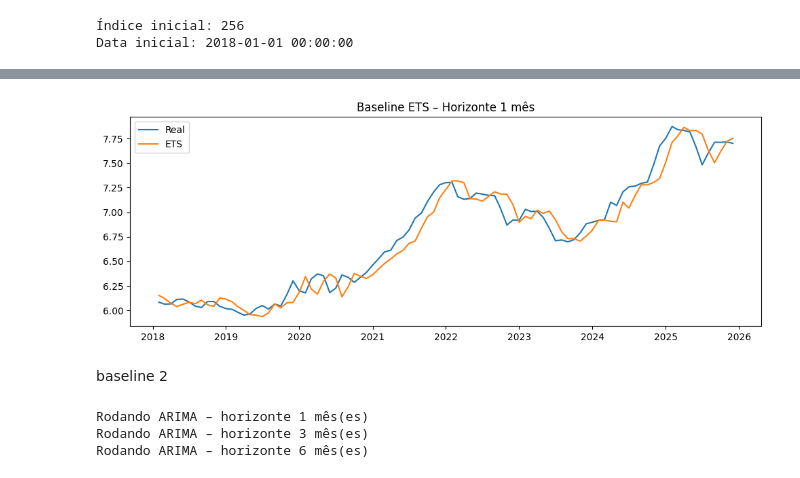
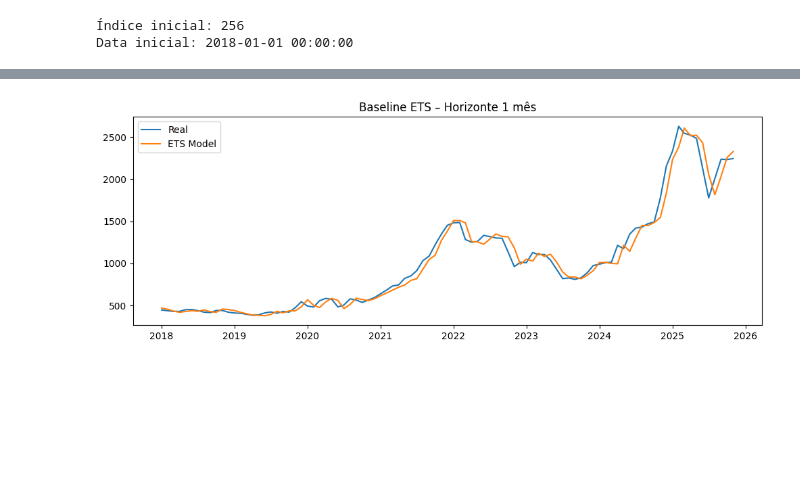
Before and after one commit to thvieira1/Arabica_coffee_price_forecast, a Jupyter notebook: 02_baseline_univariate.ipynb, the cells around one changed output, grey strips where cells are left out. Drawn from its saved outputs; the diff is of its cells as text; code cells hidden in the pictures; blank space fills up the shorter version.

```diff
--- a/02_baseline_univariate.ipynb
+++ b/02_baseline_univariate.ipynb
@@ -114,16 +188,3 @@ print("Data inicial:", series.index[start_train_idx])
 # %% [output]
 Índice inicial: 256
 Data inicial: 2018-01-01 00:00:00
-# %%
-horizons = [1, 3, 6]
-
-ets_results = {}
-
-for h in horizons:
-    df_pred = walk_forward_forecast(
-        series=series,
-        model_func=ets_model,
-        start_train_idx=start_train_idx,
-        horizon=h
-    )
-    ets_results[h] = df_pred
@@ -144,13 +235,14 @@ Horizonte 6 mês(es):
 # %%
 df_plot = ets_results[1]
 
+y_true = np.exp(df_plot.y_true)
+y_pred = np.exp(df_plot.y_pred)
+
 plt.figure(figsize=(12,4))
-plt.plot(df_plot.y_true, label="Real")
-plt.plot(df_plot.y_pred, label="ETS")
+plt.plot(y_true, label="Real")
+plt.plot(y_pred, label="ETS Model")
 plt.legend()
 plt.title("Baseline ETS – Horizonte 1 mês")
 plt.show()
 # %% [output]
-[figure, old version]
+[figure, new version]
-# %% [markdown]
-baseline 2
@@ -181,19 +248,0 @@ def arima_model(train_series, horizon):
-# %%
-horizons = [1, 3, 6]
-arima_results = {}
-
-for h in horizons:
-    print(f"Rodando ARIMA – horizonte {h} mês(es)")
-
-    df_pred = walk_forward_forecast(
-        series=series,
-        model_func=arima_model,
-        start_train_idx=start_train_idx,
-        horizon=h
-    )
-
-    arima_results[h] = df_pred
-# %% [output]
-Rodando ARIMA – horizonte 1 mês(es)
-Rodando ARIMA – horizonte 3 mês(es)
-Rodando ARIMA – horizonte 6 mês(es)
```
Also changed, not shown: parts of 10 cells of this notebook, 15 other files.
